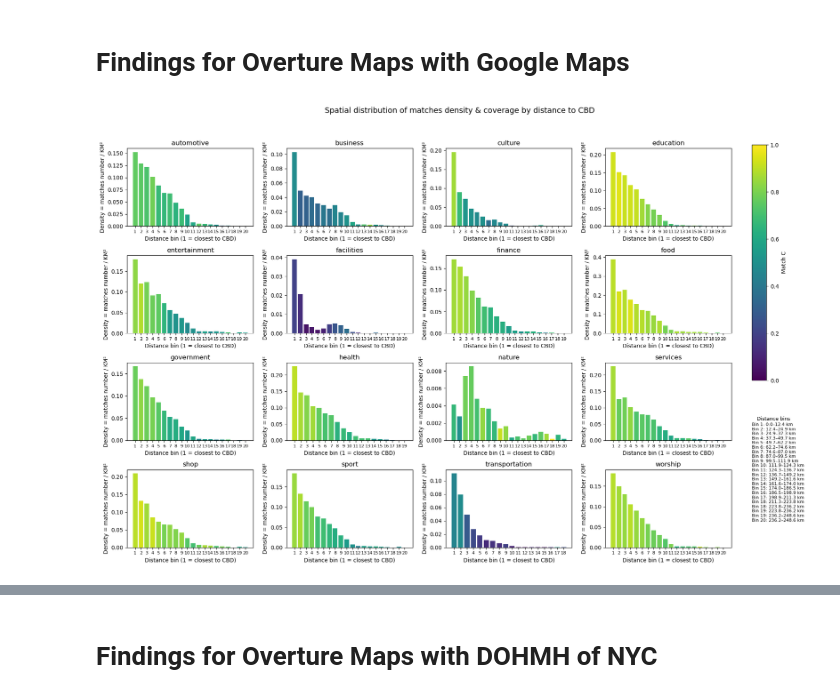
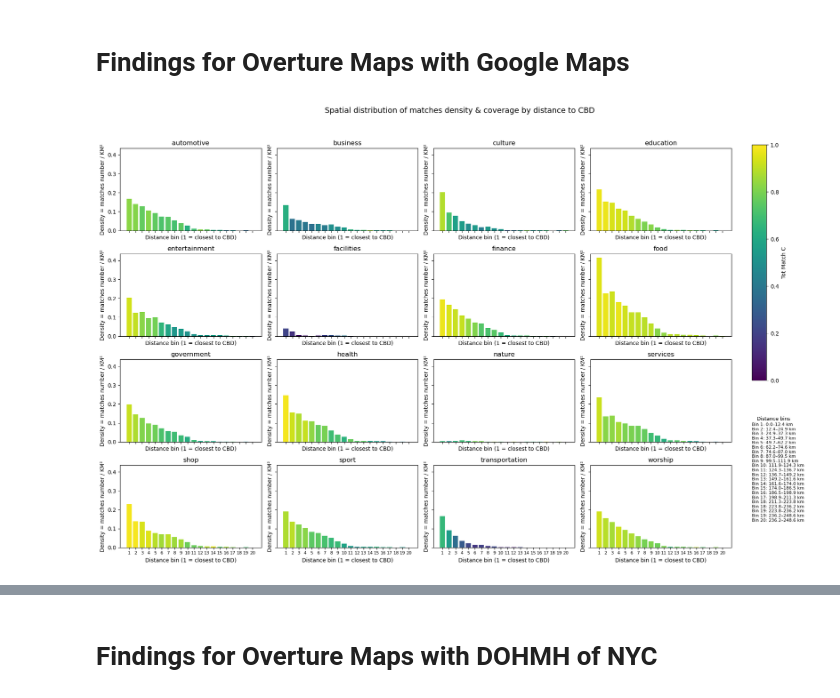
Before and after one commit to HOUPU1993/POI-study, a Jupyter notebook: some_findings.ipynb, the cells around one changed output, grey strips where cells are left out. Saved outputs shown, nothing was run; the diff lists cells and outputs as text; code cells hidden in the pictures.

```diff
--- a/some_findings.ipynb
+++ b/some_findings.ipynb
@@ -61,12 +114,14 @@ def summarize_match_miss_by_dist_bin(
     cat_col: str = "primary_cat",
     dist_bin_col: str = "dist_bin",
     true_col: str = "is_true_match",
-    match_value=1,
+    match_value= '1',
     name_score_col: str = "name_score",
-    n_miss_col: str = "n_miss",
+    n_mistake_match_col: str = "n_mistake",
+    n_first_miss_col: str = "n_miss",
+    n_miss_col: str = "n_tot_miss",
     n_match_col: str = "n_match",
-    miss_c_col: str = "miss_c",
-    match_c_col: str = "match_c",
+    miss_c_col: str = "tot_miss_c",
+    match_c_col: str = "tot_match_c",
     miss_density_col: str = "miss_den",
     match_density_col: str = "match_den",
     total_density_col: str = "total_den",
@@ -84,6 +139,8 @@ def summarize_match_miss_by_dist_bin(
           .apply(lambda x: pd.Series({
               "n_total": len(x),
               n_match_col: x[true_col].eq(match_value).sum(),
+              n_mistake_match_col: x[true_col].eq("0").sum(), # n_mistake_match: true_col == "0"
+              n_first_miss_col: x[true_col].isna().sum(), # n_first_miss: true_col 是 NaN
               n_miss_col:  (~x[true_col].eq(match_value)).sum(),  # NaN -> miss
               median_name_score_col: x[name_score_col].median(),
           }))
@@ -118,9 +175,9 @@ import matplotlib as mpl
 def plot_dist_bin_bars(
     df,
     y="total_true_match",
-    color_col=None,                 # 👈 关键：允许 None
+    color_col=None,
     cmap=plt.cm.coolwarm,
-    bar_color="steelblue",          # 👈 无 color_col 时的默认色
+    bar_color="steelblue",
     primary_cat_col="primary_cat",
     xlabel="Distance bin (1 = closest to CBD)",
     ylabel="Total number of true matches",
@@ -136,7 +193,9 @@ def plot_dist_bin_bars(
     fig, axes = plt.subplots(
         n_rows, n_cols,
         figsize=(4 * n_cols + 2.6, 3 * n_rows),
-        squeeze=False
+        squeeze=False,
+        sharex=True,
+        sharey=True,
     )
 
     # ---------- color normalization (ONLY if needed) ----------
@@ -422,10 +481,12 @@ df_all_bins = summarize_match_miss_by_dist_bin(
     dist_bin_col = "dist_bin",
     true_col = "is_true_match",
     match_value = '1',
-    n_miss_col = "n_miss",
+    n_mistake_match_col = "n_mistake",
+    n_first_miss_col = "n_miss",
+    n_miss_col = "n_tot_miss",
     n_match_col = "n_match",
-    miss_c_col = "miss_c",
-    match_c_col = "match_c",
+    miss_c_col = "tot_miss_c",
+    match_c_col = "tot_match_c",
     miss_density_col = "miss_den",
     match_density_col = "match_den",
     total_density_col = "total_den",
@@ -436,14 +497,14 @@ df_all_bins = summarize_match_miss_by_dist_bin(
 # %%
 plot_dist_bin_bars(
     df_all_bins,
-    color_col="match_c",
+    color_col="tot_match_c",
     y = 'match_den',
     cmap=plt.cm.viridis,
     xlabel="Distance bin (1 = closest to CBD)",
     ylabel="Density = matches number / KM²",
     title="Spatial distribution of matches density & coverage by distance to CBD",
     n_cols=4,
     xtick_fontsize=8,
 )
 # %% [output]
-[figure, old version]
+[figure, new version]
```
Also changed, not shown: parts of 38 cells of this notebook, 3 other files.
